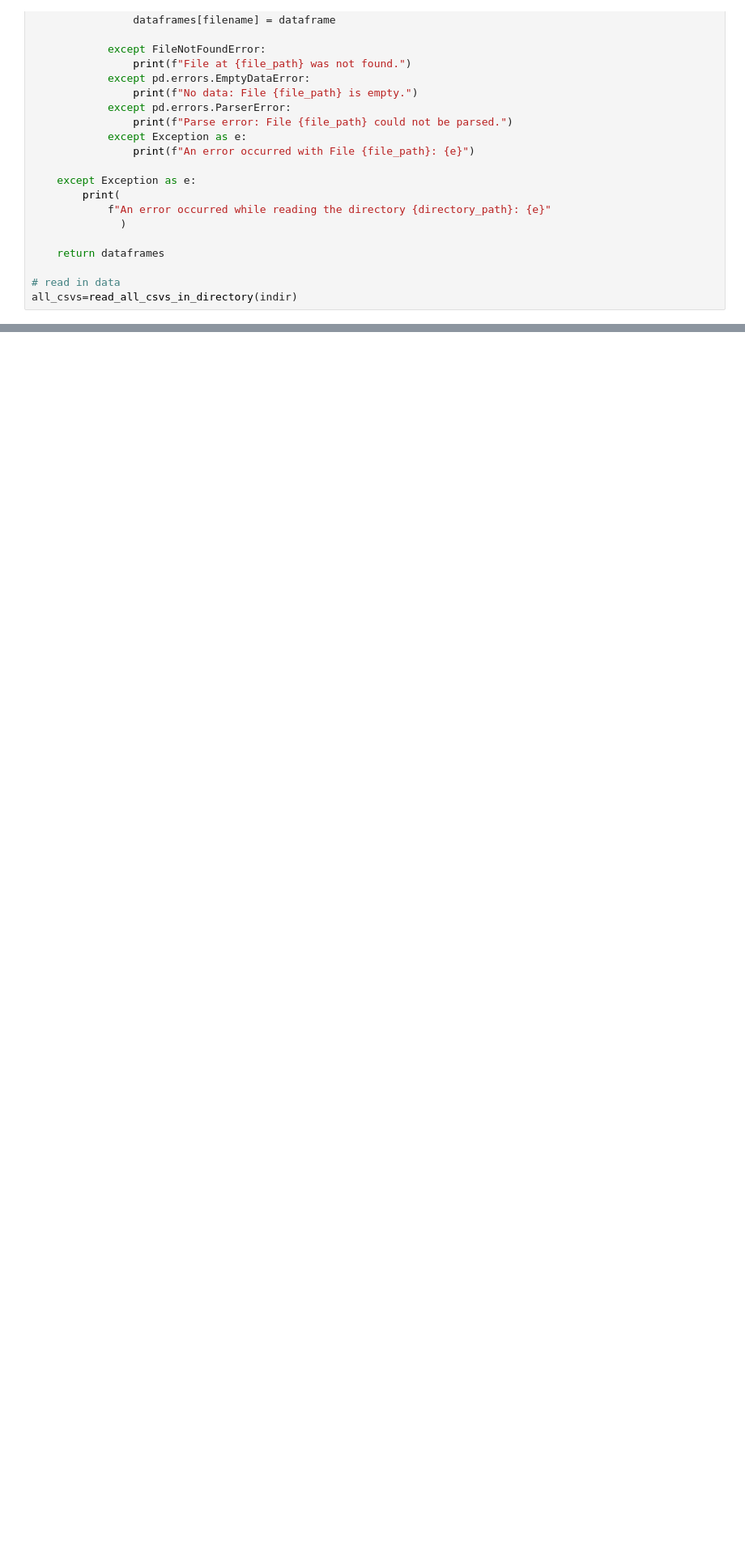
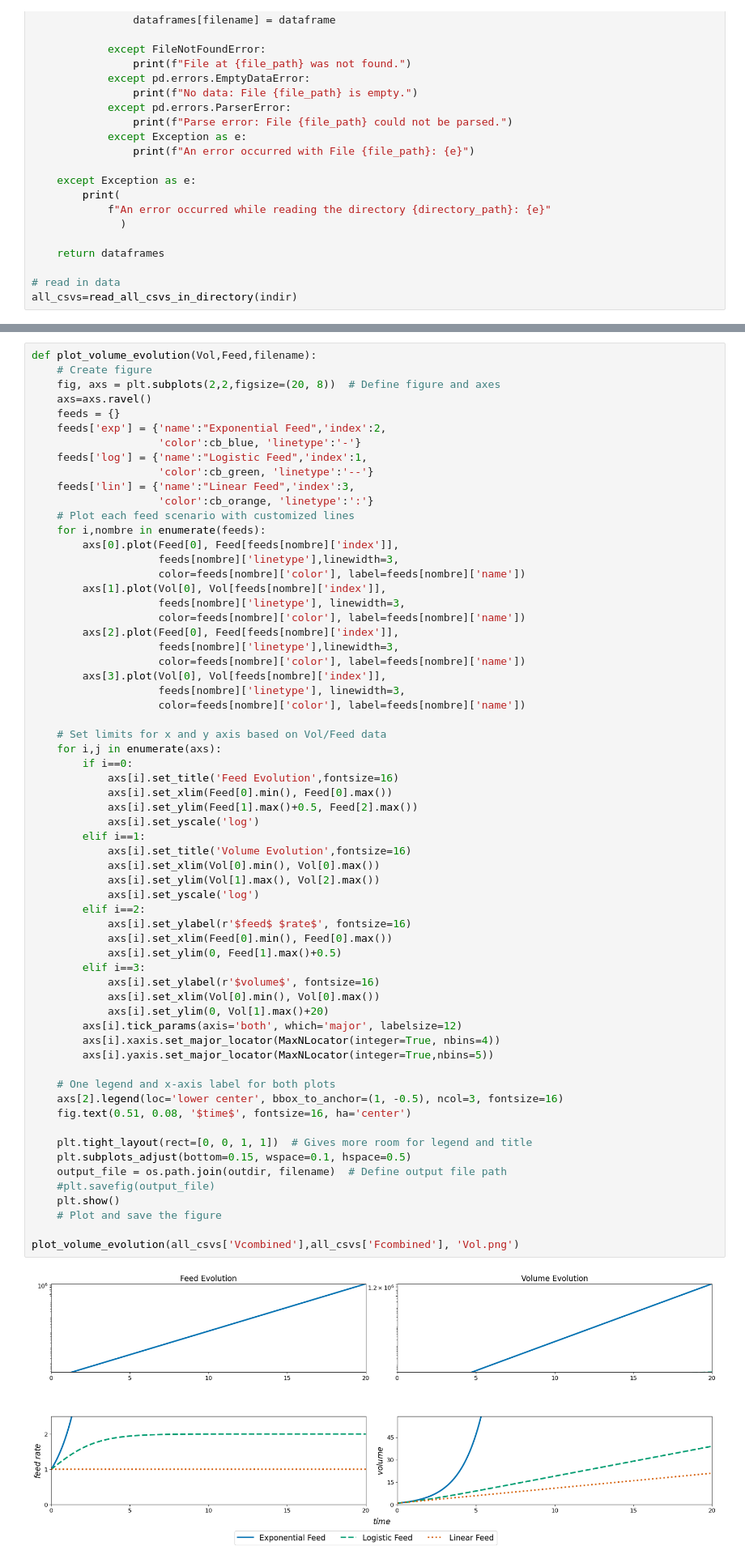
Before and after one commit to acgraf/fed-batch-solutions, a Jupyter notebook: FedBatch_plotter.ipynb, the cells around one changed output, grey strips where cells are left out. Shown at 81% size. Cells and saved outputs as stored; diff of their text form; blank space fills up the shorter version.

```diff
--- a/FedBatch_plotter.ipynb
+++ b/FedBatch_plotter.ipynb
@@ -121,0 +122,65 @@ all_csvs=read_all_csvs_in_directory(indir)
+# %%
+def plot_volume_evolution(Vol,Feed,filename):
+    # Create figure
+    fig, axs = plt.subplots(2,2,figsize=(20, 8))  # Define figure and axes
+    axs=axs.ravel()
+    feeds = {}
+    feeds['exp'] = {'name':"Exponential Feed",'index':2,
+                    'color':cb_blue, 'linetype':'-'}
+    feeds['log'] = {'name':"Logistic Feed",'index':1,
+                    'color':cb_green, 'linetype':'--'}
+    feeds['lin'] = {'name':"Linear Feed",'index':3,
+                    'color':cb_orange, 'linetype':':'}
+    # Plot each feed scenario with customized lines
+    for i,nombre in enumerate(feeds):
+        axs[0].plot(Feed[0], Feed[feeds[nombre]['index']],
+                    feeds[nombre]['linetype'],linewidth=3,
+                    color=feeds[nombre]['color'], label=feeds[nombre]['name'])
+        axs[1].plot(Vol[0], Vol[feeds[nombre]['index']],
+                    feeds[nombre]['linetype'], linewidth=3,
+                    color=feeds[nombre]['color'], label=feeds[nombre]['name'])
+        axs[2].plot(Feed[0], Feed[feeds[nombre]['index']],
+                    feeds[nombre]['linetype'],linewidth=3,
+                    color=feeds[nombre]['color'], label=feeds[nombre]['name'])
+        axs[3].plot(Vol[0], Vol[feeds[nombre]['index']],
+                    feeds[nombre]['linetype'], linewidth=3,
+                    color=feeds[nombre]['color'], label=feeds[nombre]['name'])
+
+    # Set limits for x and y axis based on Vol/Feed data
+    for i,j in enumerate(axs):
+        if i==0:
+            axs[i].set_title('Feed Evolution',fontsize=16)
+            axs[i].set_xlim(Feed[0].min(), Feed[0].max())
+            axs[i].set_ylim(Feed[1].max()+0.5, Feed[2].max())
+            axs[i].set_yscale('log')
+        elif i==1:
+            axs[i].set_title('Volume Evolution',fontsize=16)
+            axs[i].set_xlim(Vol[0].min(), Vol[0].max())
+            axs[i].set_ylim(Vol[1].max(), Vol[2].max())
+            axs[i].set_yscale('log')
+        elif i==2:
+            axs[i].set_ylabel(r'$feed$ $rate$', fontsize=16)
+            axs[i].set_xlim(Feed[0].min(), Feed[0].max())
+            axs[i].set_ylim(0, Feed[1].max()+0.5)
+        elif i==3:
+            axs[i].set_ylabel(r'$volume$', fontsize=16)
+            axs[i].set_xlim(Vol[0].min(), Vol[0].max())
+            axs[i].set_ylim(0, Vol[1].max()+20)
+        axs[i].tick_params(axis='both', which='major', labelsize=12)
+        axs[i].xaxis.set_major_locator(MaxNLocator(integer=True, nbins=4))
+        axs[i].yaxis.set_major_locator(MaxNLocator(integer=True,nbins=5))
+
+    # One legend and x-axis label for both plots
+    axs[2].legend(loc='lower center', bbox_to_anchor=(1, -0.5), ncol=3, fontsize=16)
+    fig.text(0.51, 0.08, '$time$', fontsize=16, ha='center')
+
+    plt.tight_layout(rect=[0, 0, 1, 1])  # Gives more room for legend and title
+    plt.subplots_adjust(bottom=0.15, wspace=0.1, hspace=0.5)
+    output_file = os.path.join(outdir, filename)  # Define output file path
+    #plt.savefig(output_file)
+    plt.show()
+    # Plot and save the figure
+
+plot_volume_evolution(all_csvs['Vcombined'],all_csvs['Fcombined'], 'Vol.png')
+# %% [output]
+[figure, added]
```
Also changed, not shown: parts of 6 cells of this notebook, 1 other file.
